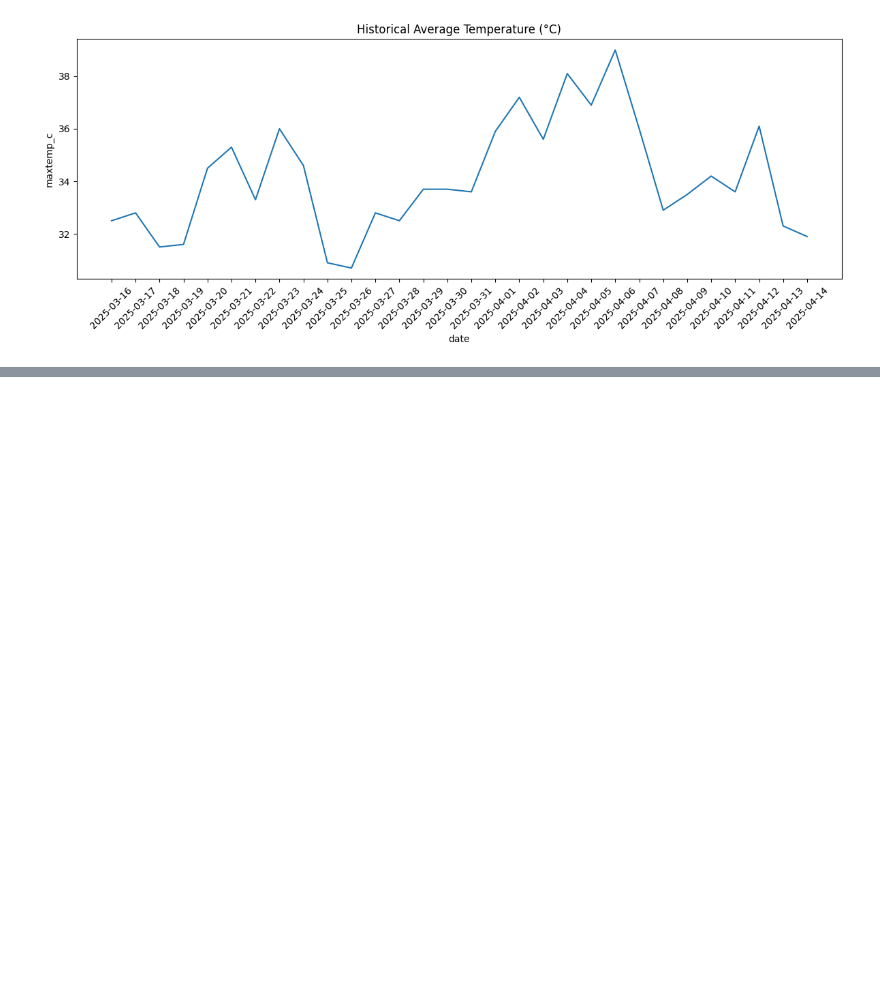
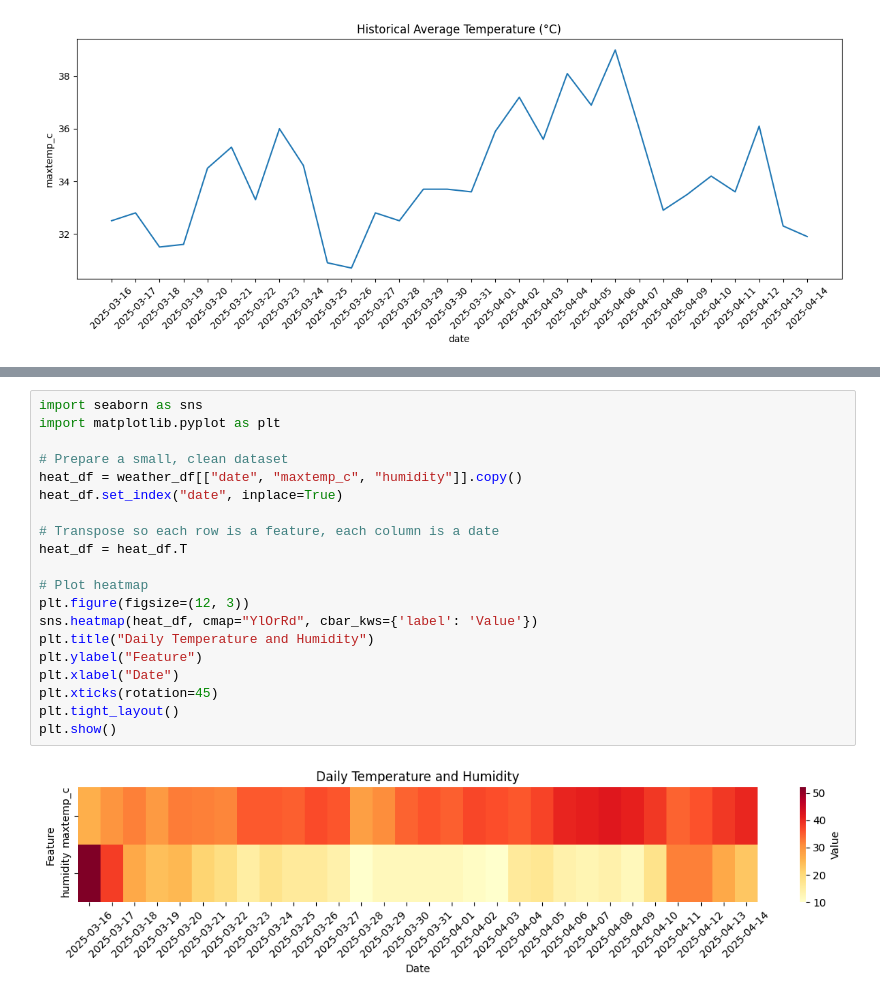
Before and after one commit to MahnoorIqbal-6565/Weather, a Jupyter notebook: nextdaytemp.ipynb, the cells around one changed output, grey strips where cells are left out. Cells and saved outputs as stored; diff of their text form; blank space fills up the shorter version.

Commit message:
final visual commit of the project

```diff
--- a/nextdaytemp.ipynb
+++ b/nextdaytemp.ipynb
@@ -199,0 +106,22 @@ Next-Day Weather Forecast (Predicted):
+# %%
+import seaborn as sns
+import matplotlib.pyplot as plt
+
+# Prepare a small, clean dataset
+heat_df = weather_df[["date", "maxtemp_c", "humidity"]].copy()
+heat_df.set_index("date", inplace=True)
+
+# Transpose so each row is a feature, each column is a date
+heat_df = heat_df.T
+
+# Plot heatmap
+plt.figure(figsize=(12, 3))
+sns.heatmap(heat_df, cmap="YlOrRd", cbar_kws={'label': 'Value'})
+plt.title("Daily Temperature and Humidity")
+plt.ylabel("Feature")
+plt.xlabel("Date")
+plt.xticks(rotation=45)
+plt.tight_layout()
+plt.show()
+# %% [output]
+[figure, added]
```
Also changed, not shown: parts of 4 cells of this notebook, 1 other file.
